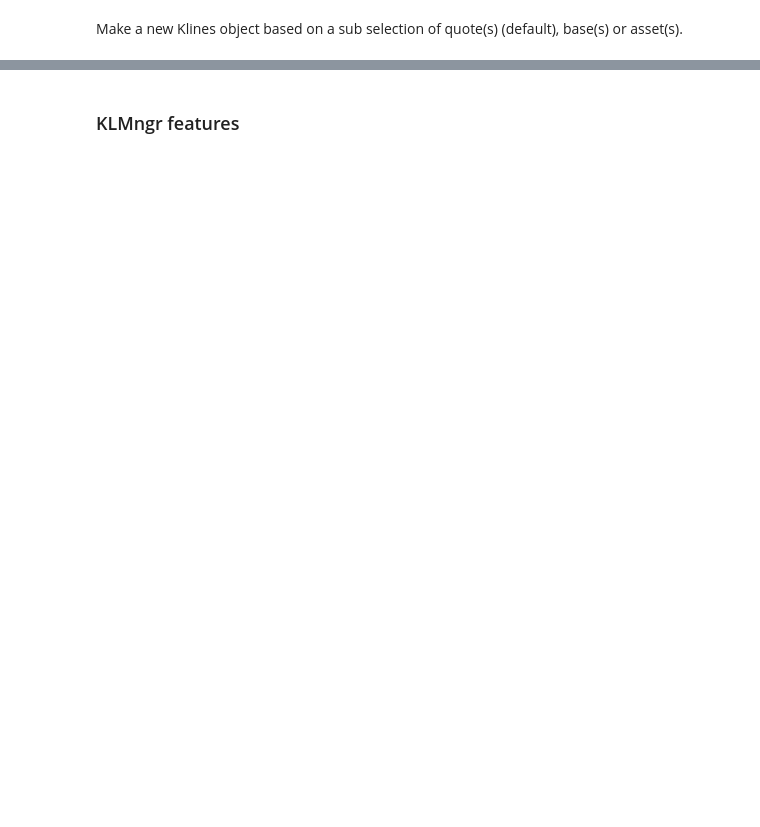
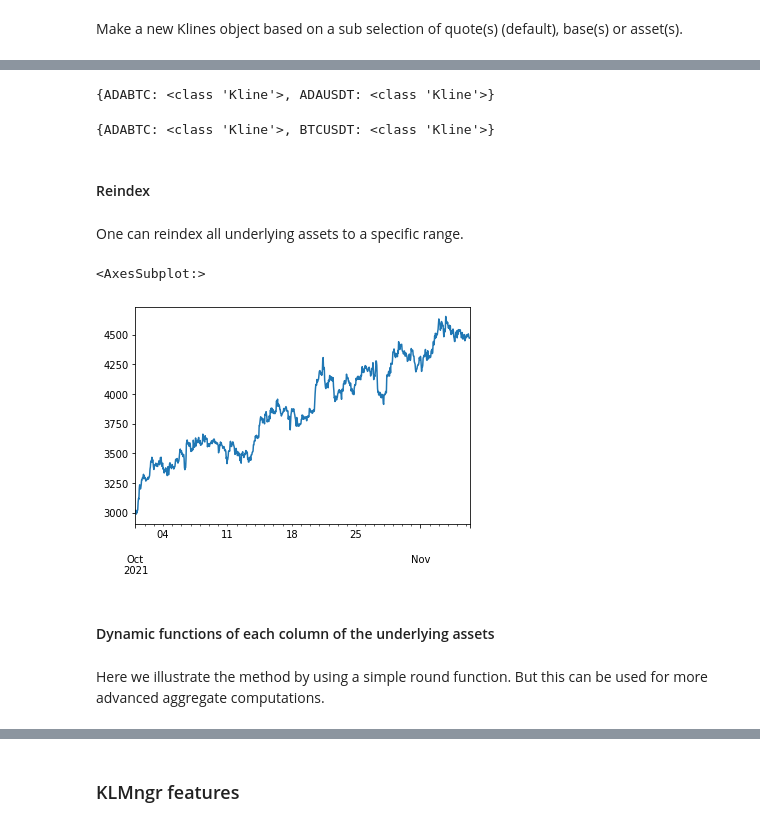
Before and after one commit to GuillaumeDMMarion/crypto-invest, a Jupyter notebook: notebooks/Examples.ipynb, the cells around one changed output, grey strips where cells are left out. Saved outputs shown, nothing was run; the diff lists cells and outputs as text; code cells hidden in the pictures; blank space fills up the shorter version.

```diff
--- a/notebooks/Examples.ipynb
+++ b/notebooks/Examples.ipynb
@@ -274,0 +330,23 @@ k.plot(days=30, metrics=None, signals=['SMA_TREND','SMA_CROSSOVERS','SMA_PRICECR
+# %%
+klmngr.select(['ADA'], method='base')
+# %% [output]
+{ADABTC: <class 'Kline'>, ADAUSDT: <class 'Kline'>}
+# %%
+klmngr.select(['ADABTC', 'BTCUSDT'], method='asset')
+# %% [output]
+{ADABTC: <class 'Kline'>, BTCUSDT: <class 'Kline'>}
+# %% [markdown]
+#### Reindex
+# %% [markdown]
+One can reindex all underlying assets to a specific range.
+# %%
+date_range = pd.date_range('20211001', pd.Timestamp.now(), freq='H')
+# %%
+klmngr.reindex(date_range)['ETHUSDT'].close.plot()
+# %% [output]
+<AxesSubplot:>
+[figure, added]
+# %% [markdown]
+#### Dynamic functions of each column of the underlying assets
+# %% [markdown]
+Here we illustrate the method by using a simple round function. But this can be used for more advanced aggregate computations.
```
Also changed, not shown: parts of 139 cells of this notebook.
